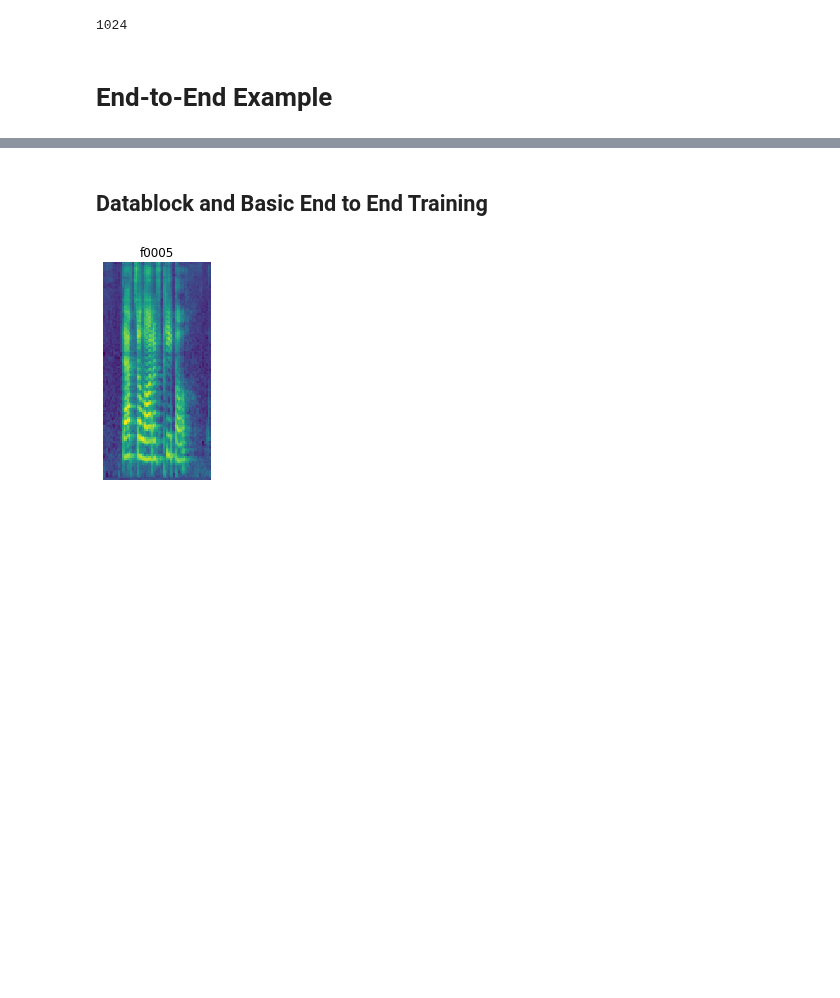
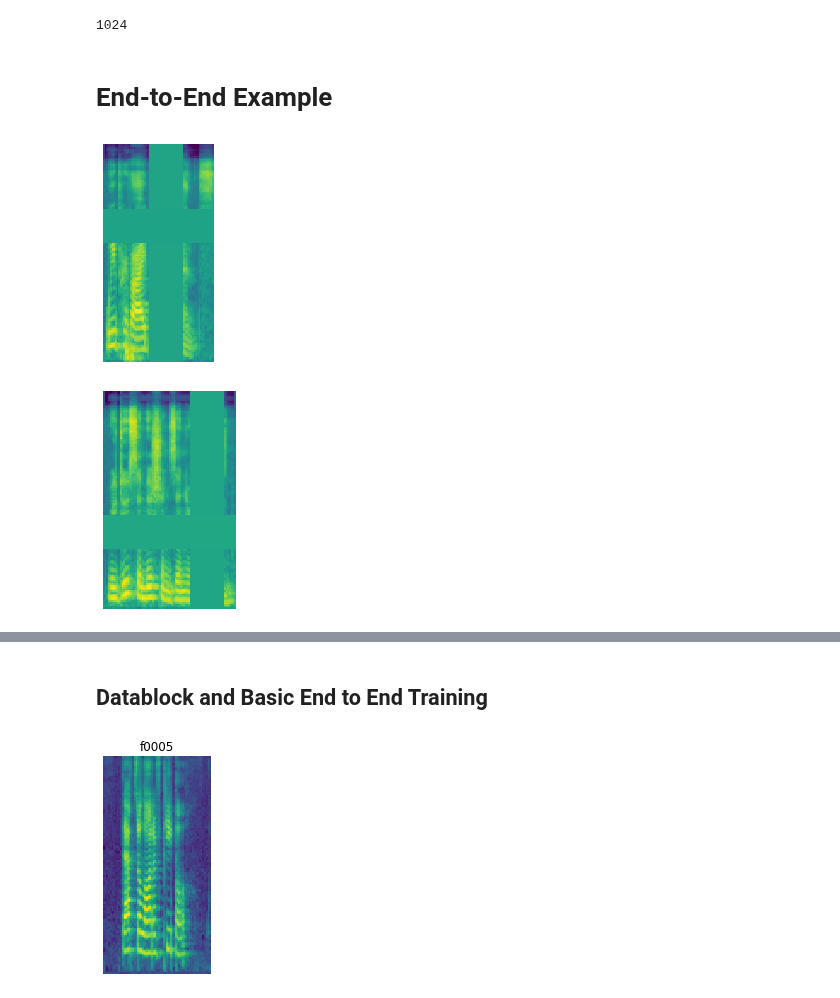
Before and after one commit to fastaudio/fastai2_audio, a Jupyter notebook: dev/72_audio_tutorial.ipynb, the cells around one changed output, grey strips where cells are left out. Saved outputs shown, nothing was run; the diff lists cells and outputs as text; code cells hidden in the pictures; blank space fills up the shorter version.

```diff
--- a/dev/72_audio_tutorial.ipynb
+++ b/dev/72_audio_tutorial.ipynb
@@ -38,6 +47,17 @@ original_spec.n_fft
 1024
 # %% [markdown]
 # End-to-End Example
+# %%
+items = get_audio_files(p)
+oa = OpenAudio(items)
+preprocesses = [oa, RemoveSilence("trim"), Resample(22050),]
+augments = [AudioToSpec(n_fft=1048), MaskTime(), MaskFreq()]
+functions = preprocesses + augments
+pipe = Pipeline(functions, as_item=True)
+for i in range(2): pipe.show(pipe(i))
+# %% [output]
+[figure, added]
+[figure, added]
 # %%
 items = get_audio_files(p)
 oa = OpenAudio(items)
```
Also changed, not shown: parts of 7 cells of this notebook, 2 other files.
